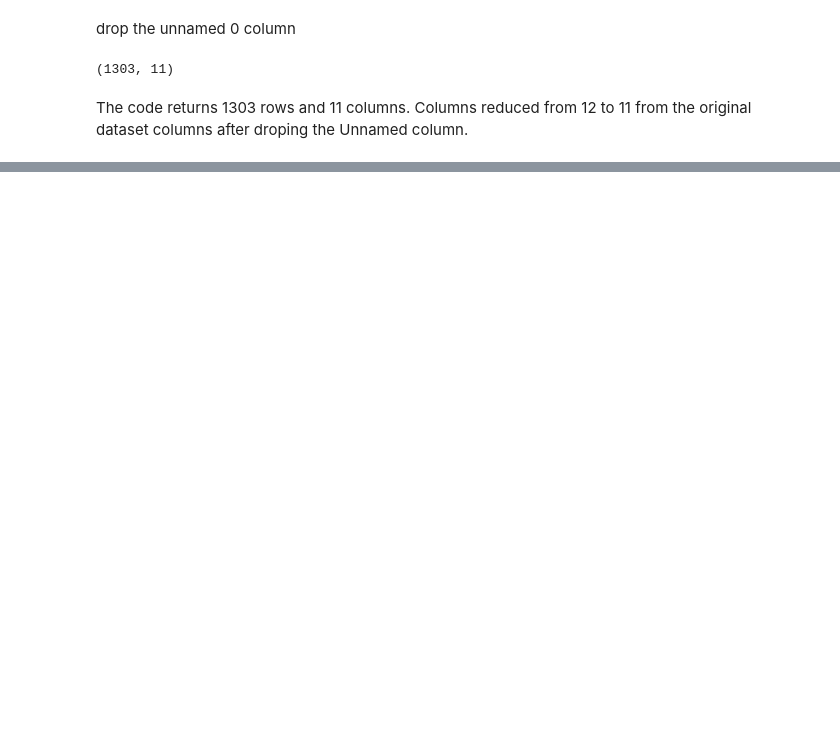
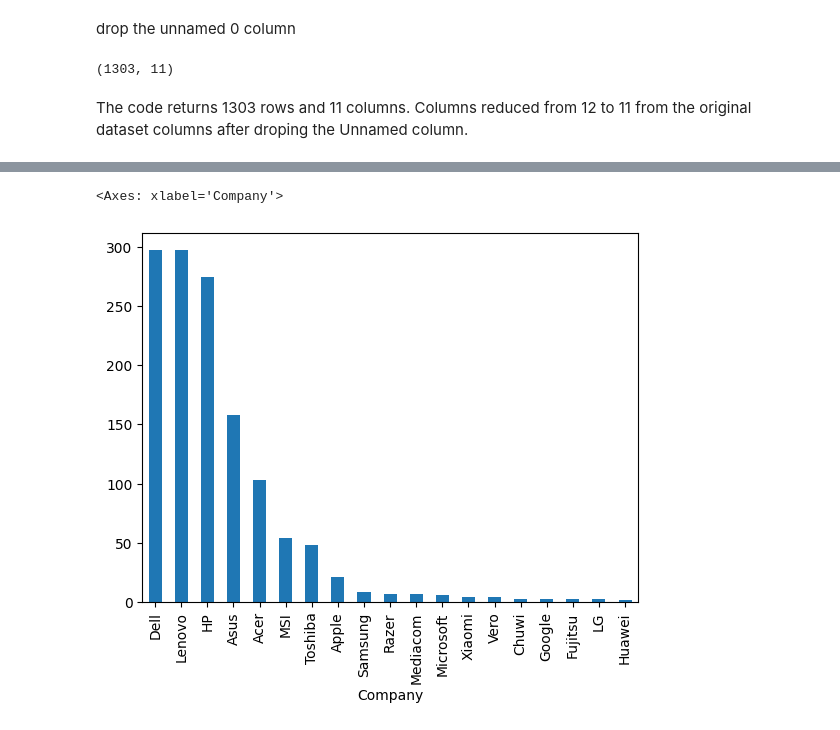
Before and after one commit to John-5014/Laptop_Price_Prediction, a Jupyter notebook: Laptop_Price_Predictor.ipynb, the cells around one changed output, grey strips where cells are left out. Saved outputs shown, nothing was run; the diff lists cells and outputs as text; code cells hidden in the pictures; blank space fills up the shorter version.

```diff
--- a/Laptop_Price_Predictor.ipynb
+++ b/Laptop_Price_Predictor.ipynb
@@ -103,0 +143,5 @@ data['Ram'] = data["Ram"].astype('int32)
+# %%
+data["Company"].value_counts().plot(kind="bar")
+# %% [output]
+<Axes: xlabel='Company'>
+[figure, added]
```
Also changed, not shown: parts of 8 cells of this notebook.
